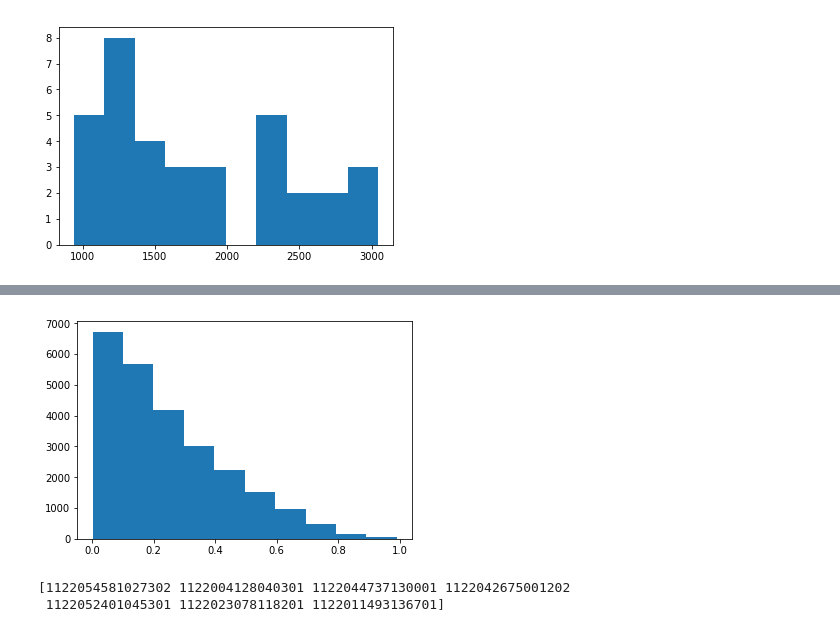
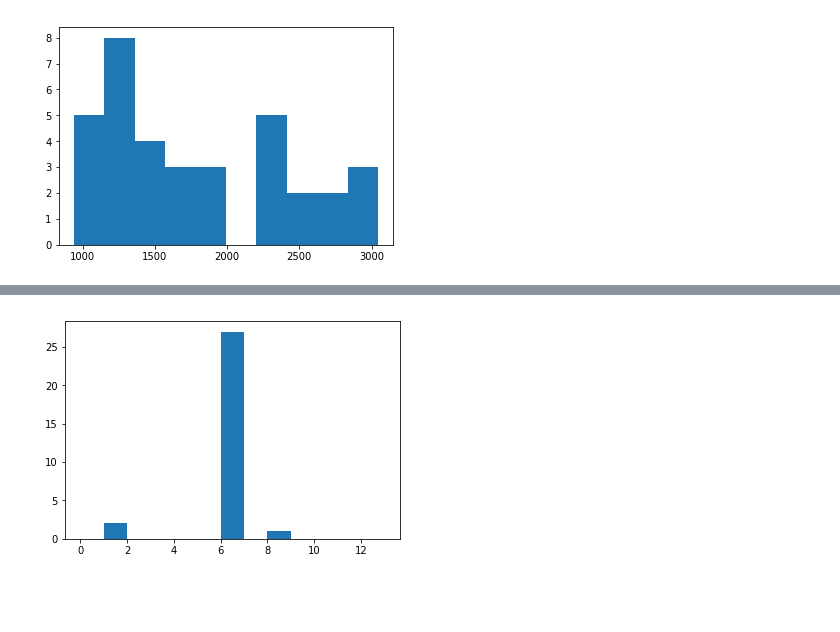
Before and after one commit to gnperdue/JupyterNotebooks, a Jupyter notebook: ANNMINERvA/visualize_kine_vars.ipynb, the cells around one changed output, grey strips where cells are left out. Cells and saved outputs as stored; diff of their text form; code cells hidden in the pictures; blank space fills up the shorter version.

```diff
--- a/ANNMINERvA/visualize_kine_vars.ipynb
+++ b/ANNMINERvA/visualize_kine_vars.ipynb
@@ -59,4 +63,4 @@ n, bins, patches = plt.hist(f['xbj'][ok_q2_idx])
 # %%
-n, bins, patches = plt.hist(f['ybj'][ok_q2_idx])
+n, bins, patches = plt.hist(f['gen_data']['targetZ'][:, 0], np.arange(14))
 # %% [output]
-[figure, old version]
+[figure, new version]
@@ -71,8 +66,0 @@ allw = h5py.File(REL_PATH + 'minosmatch_nukecczdefs_genallz_pcodecap66_kinedat_1
-# %%
-lowids = set(loww['eventids'][:])
-highids = set(highw['eventids'][:])
-overlap_ids = np.array(list(highids.intersection(lowids)))
-print(overlap_ids)
-# %% [output]
-[1122054581027302 1122004128040301 1122044737130001 1122042675001202
- 1122052401045301 1122023078118201 1122011493136701]
```
Also changed, not shown: parts of 19 cells of this notebook, 2 other files.
